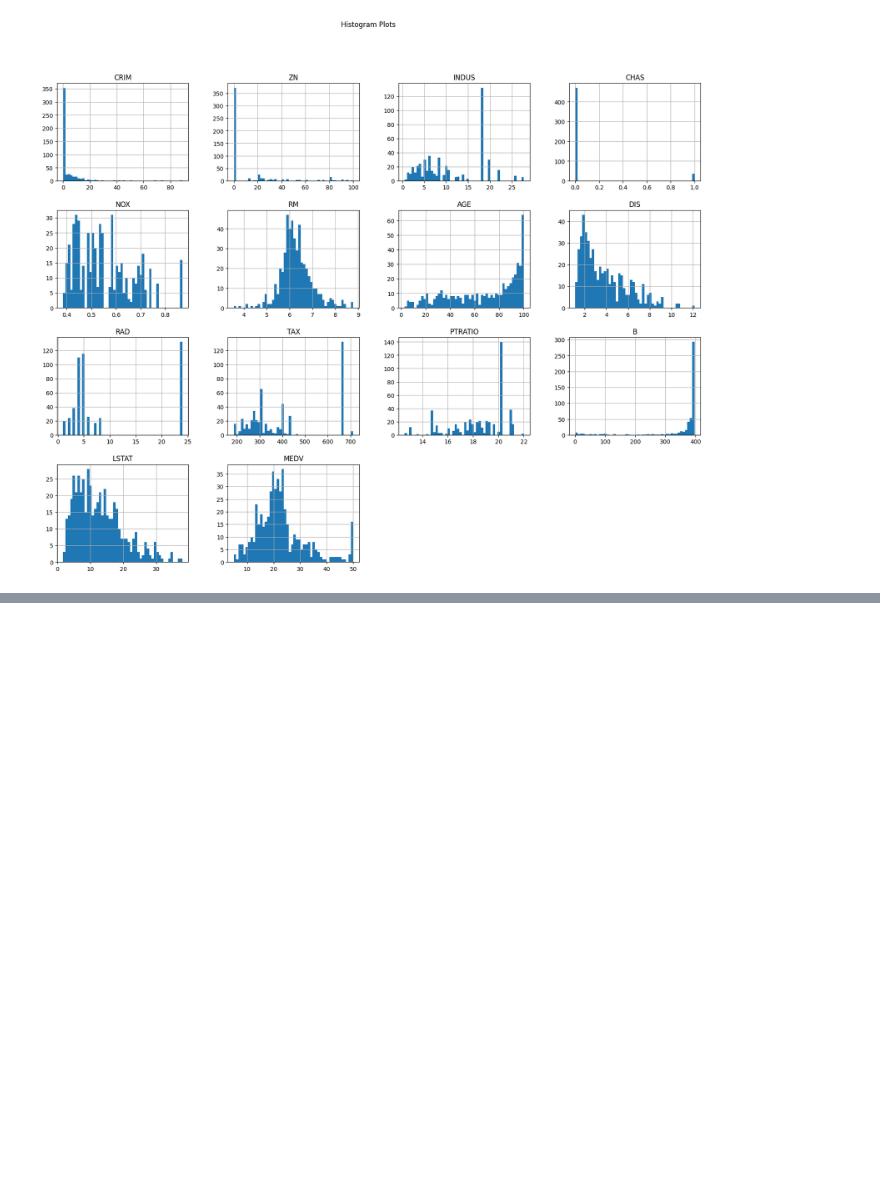
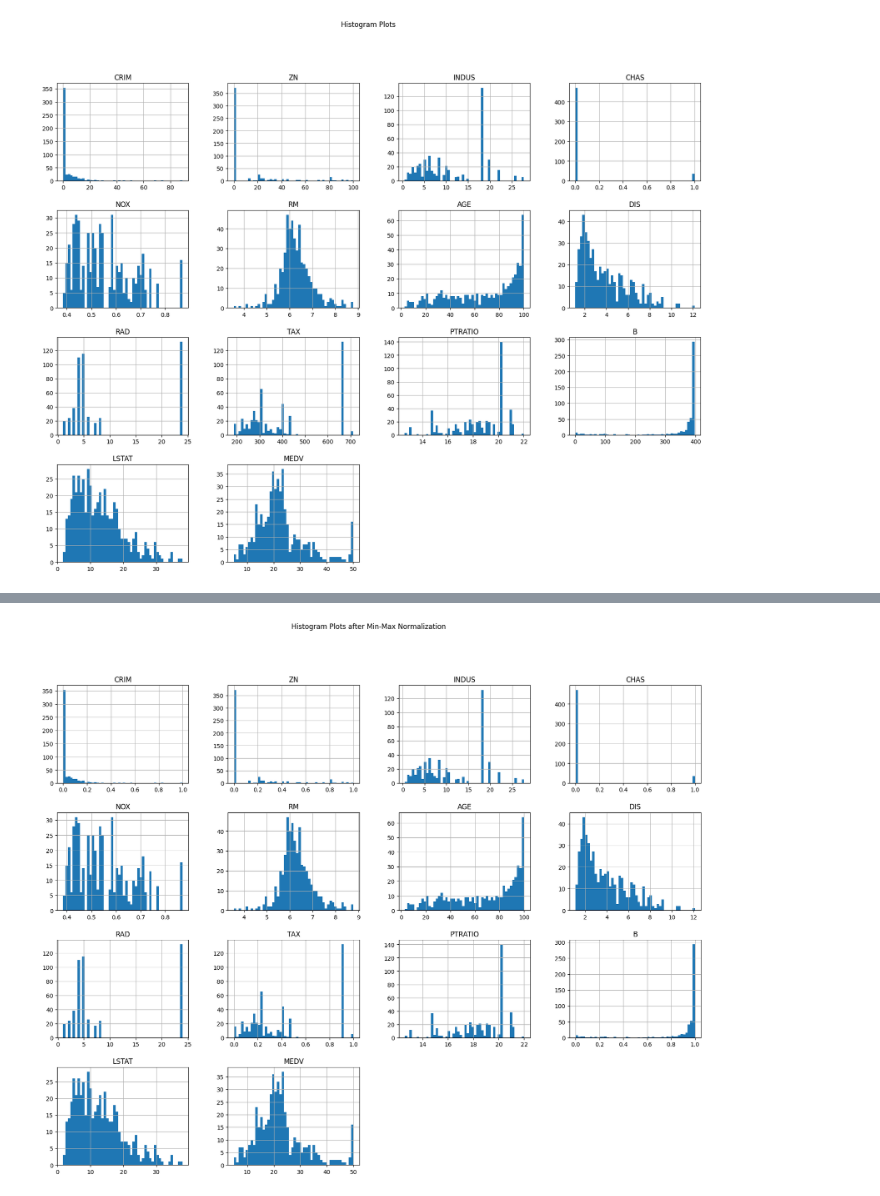
Before and after one commit to Wrudra/CSE-445-Machine-Learning-Assignment-1-Spring-2025, a Jupyter notebook: boston-housing-cse445-assignment.ipynb, the cells around one changed output, grey strips where cells are left out. Saved outputs shown, nothing was run; the diff lists cells and outputs as text; code cells hidden in the pictures; blank space fills up the shorter version.

```diff
--- a/boston-housing-cse445-assignment.ipynb
+++ b/boston-housing-cse445-assignment.ipynb
@@ -75,0 +133,18 @@ plt.show()
+# %%
+# CRIM, ZN, TAX, B features for Min-Max Normalization (values between 0 to 1)
+# Left-Right skewed values with large scale
+
+cols = ["CRIM", "ZN", "TAX", "B"]
+
+for col in cols:
+    minimum = min(df[col])
+    maximum = max(df[col])
+    # Min-Max Normalization formula
+    df[col] = (df[col] - minimum) / (maximum - minimum)
+# %%
+# Checking Min-Max Normalization Histogram
+df.hist(bins=50, figsize=(20, 15))
+plt.suptitle("Histogram Plots after Min-Max Normalization")
+plt.show()
+# %% [output]
+[figure, added]
```
Also changed, not shown: parts of 10 cells of this notebook.
